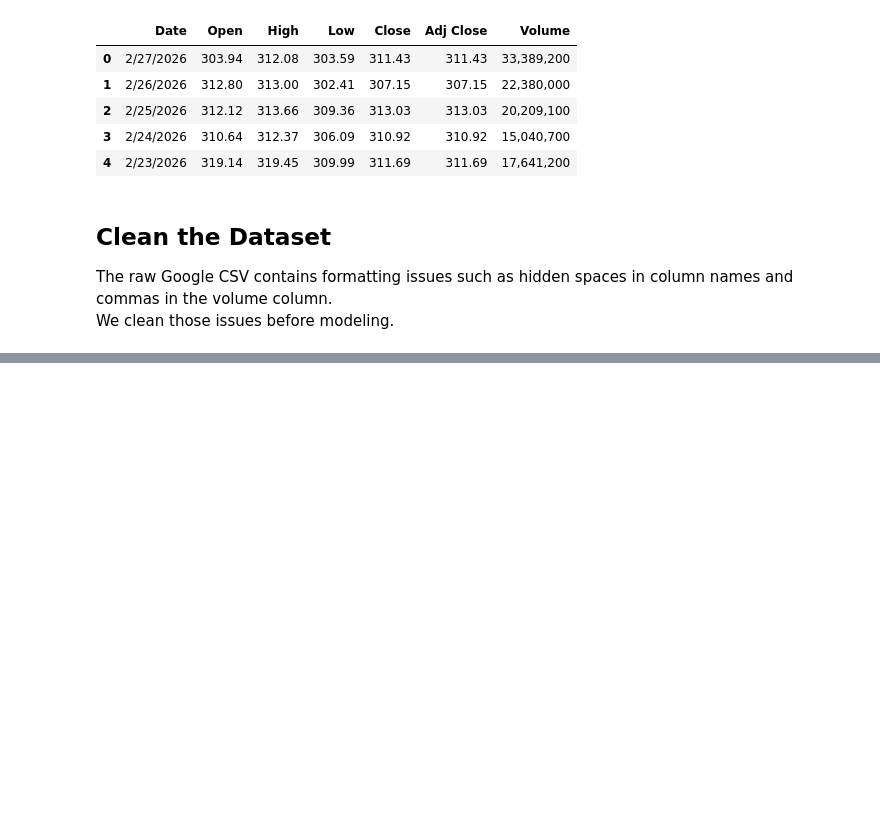
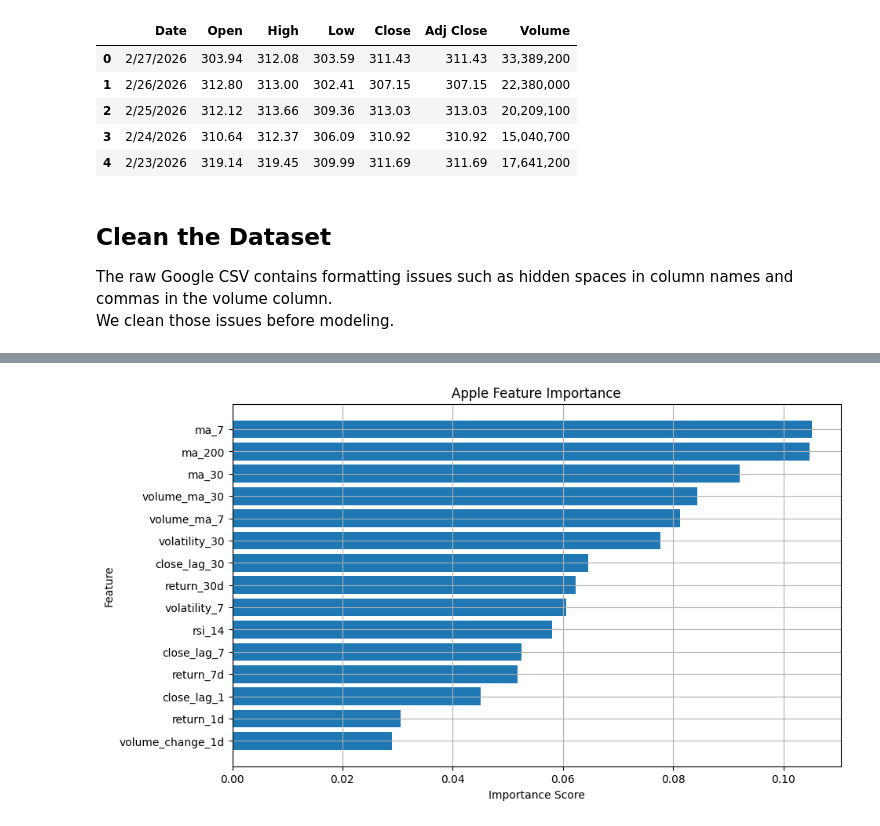
Before and after one commit to SU-IST707-SP26/group-project-algorithm-architects, a Jupyter notebook: work/Models/Xgboost_model.ipynb, the cells around one changed output, grey strips where cells are left out. Cells and saved outputs as stored; diff of their text form; code cells hidden in the pictures; blank space fills up the shorter version.

```diff
--- a/work/Models/Xgboost_model.ipynb
+++ b/work/Models/Xgboost_model.ipynb
@@ -88,10 +88,16 @@ This notebook can later be reused for:
 - NVDA
 # %%
 # Change the filename here depending on which stock you want to test first
-file_path = "../../data/Google.csv"
-df = pd.read_csv(file_path)
+import pandas as pd
 
-print("Shape:", df.shape)
-print("Columns:", df.columns.tolist())
-df.head()
+# Load the Google stock dataset
+google_df = pd.read_csv("../../data/Google.csv")
+
+# Clean column names by removing hidden spaces
+google_df.columns = google_df.columns.str.replace('\xa0', '', regex=False).str.strip()
+
+print("Google dataset shape:", google_df.shape)
+print("Google columns:", google_df.columns.tolist())
+
+google_df.head()
 # %% [output]
@@ -1370,0 +586,13 @@ This makes the Apple analysis directly comparable with the earlier Google sectio
+# %%
+# Load the Apple stock dataset
+apple_df = pd.read_csv("../../data/Apple.csv")
+
+# Clean column names by removing hidden spaces and extra whitespace
+apple_df.columns = apple_df.columns.str.replace('\xa0', '', regex=False).str.strip()
+
+# Display basic dataset information
+print("Apple dataset shape:", apple_df.shape)
+print("Apple columns:", apple_df.columns.tolist())
+
+# Show the first few rows
+apple_df.head()
@@ -1370,0 +995,12 @@ This makes the Apple analysis directly comparable with the earlier Google sectio
+# %%
+# Plot Apple feature importance
+plt.figure(figsize=(10, 6))
+plt.barh(apple_importance_df['Feature'], apple_importance_df['Importance'])
+plt.title('Apple Feature Importance')
+plt.xlabel('Importance Score')
+plt.ylabel('Feature')
+plt.gca().invert_yaxis()
+plt.grid(True)
+plt.show()
+# %% [output]
+[figure, added]
```
Also changed, not shown: parts of 261 cells of this notebook.
